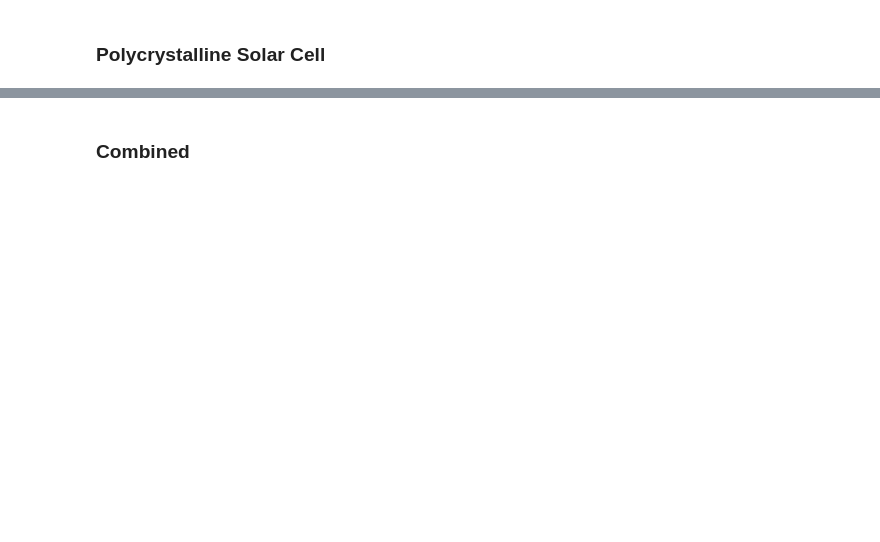
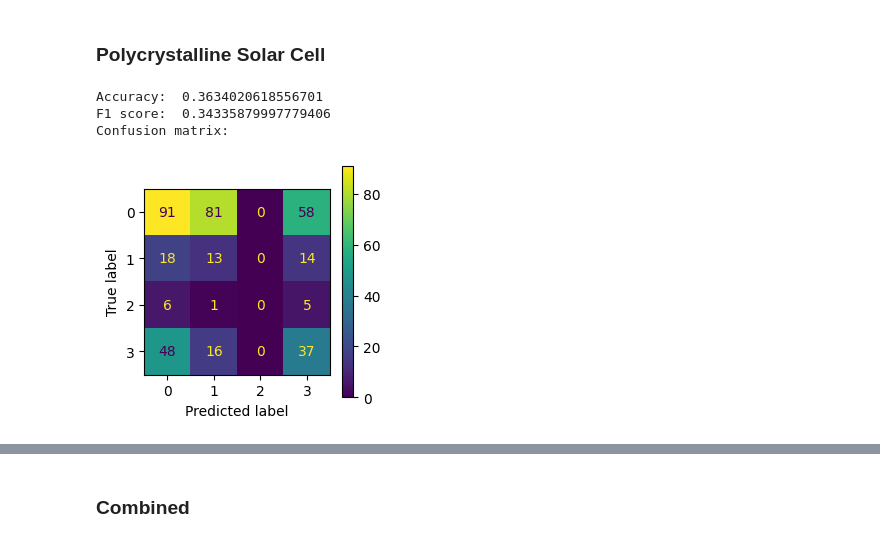
Before and after one commit to fardu8/SolarPanel-EL-Analyzer, a Jupyter notebook: Jarvis_comp9517_project _notebook.ipynb, the cells around one changed output, grey strips where cells are left out. Saved outputs shown, nothing was run; the diff lists cells and outputs as text; code cells hidden in the pictures; blank space fills up the shorter version.

```diff
--- a/Jarvis_comp9517_project _notebook.ipynb
+++ b/Jarvis_comp9517_project _notebook.ipynb
@@ -371,0 +463,9 @@ model_poly.predict()
+# %%
+accuracy_poly, f1_poly, cm_poly = model_poly.get_metrics()
+# %%
+show_metrics((accuracy_poly, f1_poly, cm_poly.T))
+# %% [output]
+Accuracy:  0.3634020618556701
+F1 score:  0.34335879997779406
+Confusion matrix:
+[figure, added]
```
Also changed, not shown: parts of 26 cells of this notebook, 5 other files.
